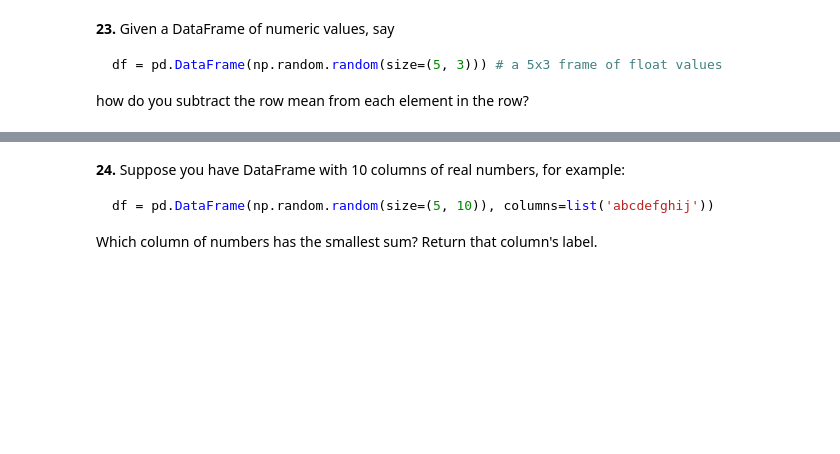
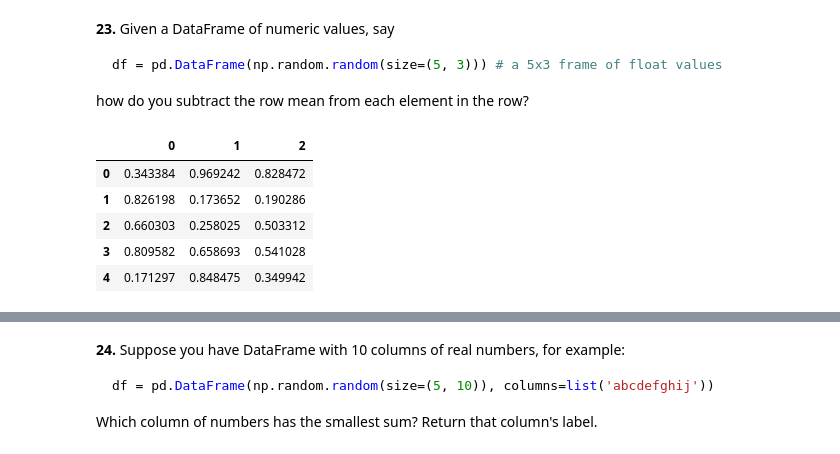
Before and after one commit to rahulparmar-202/100-pandas-puzzles, a Jupyter notebook: 100-pandas-puzzles.ipynb, the cells around one changed output, grey strips where cells are left out. Drawn from its saved outputs; the diff is of its cells as text; code cells hidden in the pictures; blank space fills up the shorter version.

````diff
--- a/100-pandas-puzzles.ipynb
+++ b/100-pandas-puzzles.ipynb
@@ -372,3 +372,14 @@ df = pd.DataFrame(np.random.random(size=(5, 3))) # a 5x3 frame of float values
 ```
 
 how do you subtract the row mean from each element in the row?
+# %%
+df = pd.DataFrame(np.random.random(size=(5, 3)))
+# %%
+df
+# %% [output]
+|  | 0 | 1 | 2 |
+| 0 | 0.343384 | 0.969242 | 0.828472 |
+| 1 | 0.826198 | 0.173652 | 0.190286 |
+| 2 | 0.660303 | 0.258025 | 0.503312 |
+| 3 | 0.809582 | 0.658693 | 0.541028 |
+| 4 | 0.171297 | 0.848475 | 0.349942 |
````
Also changed, not shown: parts of 2 cells of this notebook.
